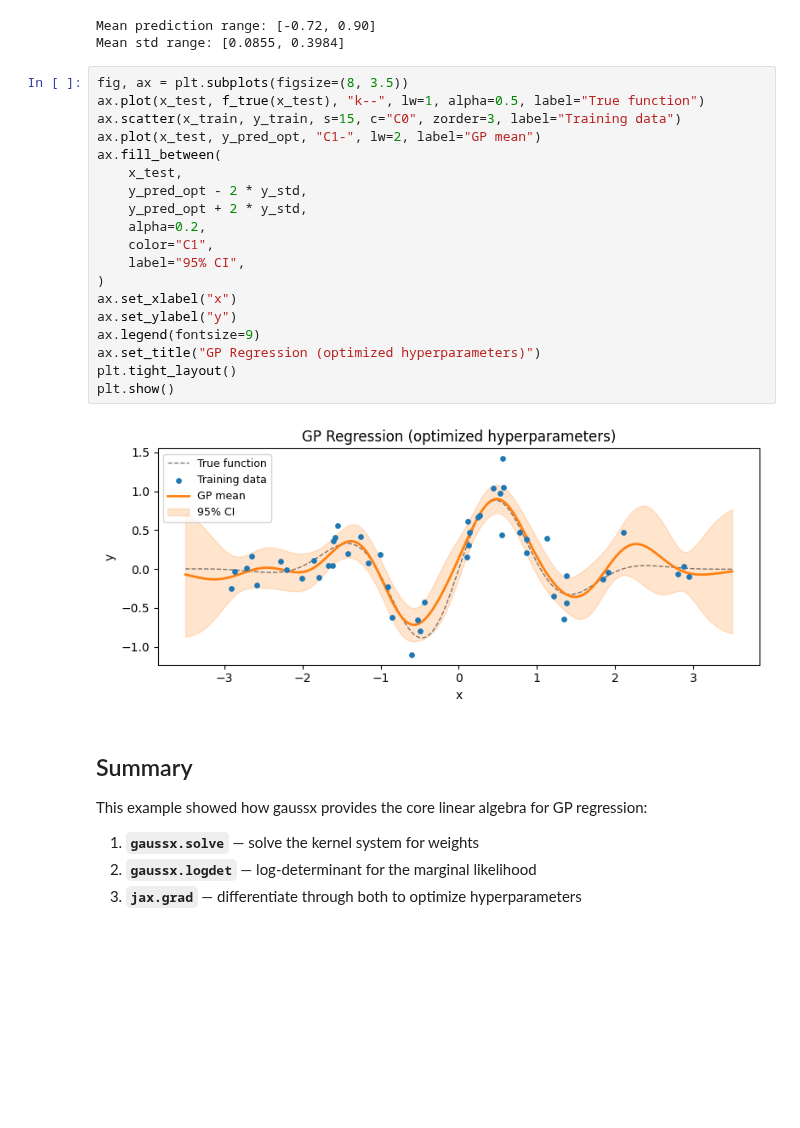
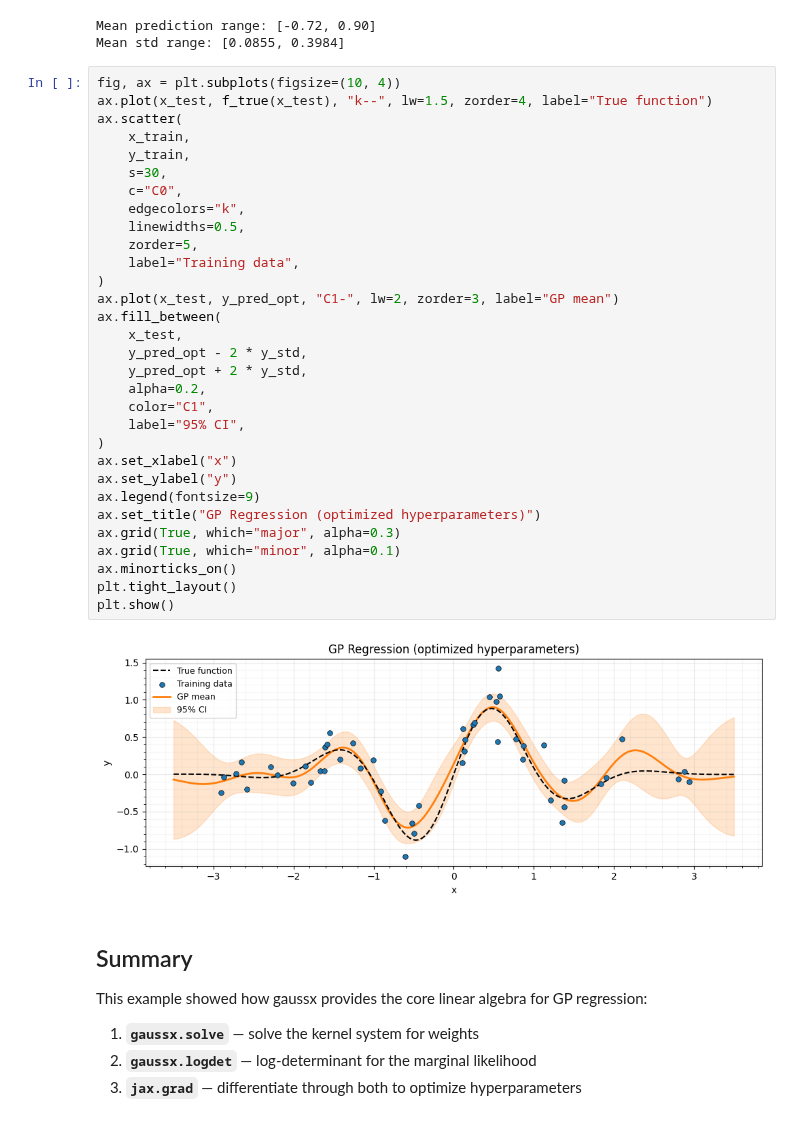
Before and after one commit to jejjohnson/gaussx, a Jupyter notebook: docs/notebooks/kernel_regression.ipynb, the cells around one changed output. Saved outputs shown, nothing was run; the diff lists cells and outputs as text; blank space fills up the shorter version.

```diff
--- a/docs/notebooks/kernel_regression.ipynb
+++ b/docs/notebooks/kernel_regression.ipynb
@@ -232,26 +244,38 @@ print(f"Mean std range: [{y_std.min():.4f}, {y_std.max():.4f}]")
 Mean prediction range: [-0.72, 0.90]
 Mean std range: [0.0855, 0.3984]
 # %%
-fig, ax = plt.subplots(figsize=(8, 3.5))
-ax.plot(x_test, f_true(x_test), "k--", lw=1, alpha=0.5, label="True function")
-ax.scatter(x_train, y_train, s=15, c="C0", zorder=3, label="Training data")
-ax.plot(x_test, y_pred_opt, "C1-", lw=2, label="GP mean")
+fig, ax = plt.subplots(figsize=(10, 4))
+ax.plot(x_test, f_true(x_test), "k--", lw=1.5, zorder=4, label="True function")
+ax.scatter(
+    x_train,
+    y_train,
+    s=30,
+    c="C0",
+    edgecolors="k",
+    linewidths=0.5,
+    zorder=5,
+    label="Training data",
+)
+ax.plot(x_test, y_pred_opt, "C1-", lw=2, zorder=3, label="GP mean")
 ax.fill_between(
     x_test,
     y_pred_opt - 2 * y_std,
     y_pred_opt + 2 * y_std,
     alpha=0.2,
     color="C1",
     label="95% CI",
 )
 ax.set_xlabel("x")
 ax.set_ylabel("y")
 ax.legend(fontsize=9)
 ax.set_title("GP Regression (optimized hyperparameters)")
+ax.grid(True, which="major", alpha=0.3)
+ax.grid(True, which="minor", alpha=0.1)
+ax.minorticks_on()
 plt.tight_layout()
 plt.show()
 # %% [output]
-[figure, old version]
+[figure, new version]
 # %% [markdown]
 ## Summary
 
```
Also changed, not shown: parts of 1 cell of this notebook, 52 other files.
